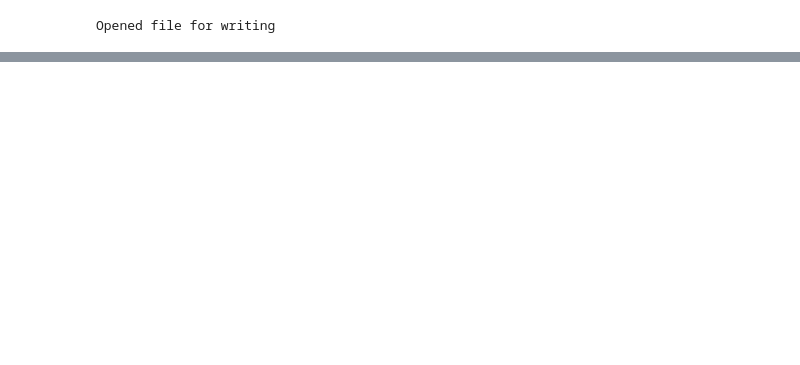
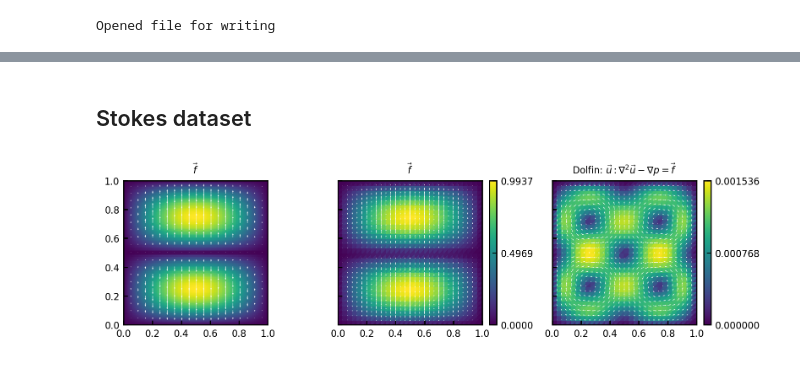
Before and after one commit to jcolen/physics_ml_toolbox, a Jupyter notebook: pbnn/data/CreateDataset.ipynb, the cells around one changed output, grey strips where cells are left out. Cells and saved outputs as stored; diff of their text form; code cells hidden in the pictures; blank space fills up the shorter version.

```diff
--- a/pbnn/data/CreateDataset.ipynb
+++ b/pbnn/data/CreateDataset.ipynb
@@ -139,0 +139,69 @@ with h5py.File('poisson_dataset.hdf5', 'r') as h5f:
+# %% [markdown]
+## Stokes dataset
+# %%
+import ufl
+import dolfin as dlf
+import dolfin_adjoint as d_ad
+import pyadjoint as pyad
+
+# Turn off annoying log messages
+import logging
+logging.getLogger('FFC').setLevel(logging.ERROR)
+dlf.set_log_level(40)
+
+from plot_utils import *
+from mesh_utils import *
+from dolfin_problems import BuildStokesProblem
+
+X = np.linspace(0, 1, 100)
+Y = np.linspace(0, 1, 100)
+X, Y = np.meshgrid(X, Y, indexing='xy')
+
+C = np.zeros([2, *X.shape])
+C[1] = -np.sin(Y * (2 * np.pi)) * np.sin(X * np.pi)
+inputs = np.concatenate([X[None], Y[None], C], axis=0)
+
+mesh_size = 30
+mesh = d_ad.UnitSquareMesh(nx=mesh_size, ny=mesh_size)
+build_problem = BuildStokesProblem(mesh)
+
+force = multichannel_img_to_mesh(
+    inputs[2:],
+    X,
+    Y,
+    build_problem.function_space,
+    return_function=True)
+dlf_sol = build_problem.forward(force)
+
+# Plot and compare
+fig, ax = plt.subplots(1, 3, figsize=(8,2.5), sharex=True, sharey=True)
+ax = ax.flatten()
+
+# Forcing function
+skip = 5
+slc = np.s_[::skip, ::skip]
+ax[0].pcolormesh(inputs[0], inputs[1], np.linalg.norm(inputs[2:], axis=0))
+ax[0].quiver(inputs[0][slc], inputs[1][slc], inputs[2][slc], inputs[3][slc], color='white')
+ax[0].set_title(r'$\vec{f}$')
+
+force = force.compute_vertex_values().reshape([2, -1])
+plot_mesh(np.linalg.norm(force, axis=0), mesh, ax[1])
+ax[1].quiver(mesh.coordinates()[:, 0], mesh.coordinates()[:, 1],
+             force[0], force[1],
+             color='white')
+ax[1].set_title(r'$\vec{f}$')
+
+# Dolfin solutios
+dlf_sol = dlf_sol.compute_vertex_values().reshape([2, -1])
+plot_mesh(np.linalg.norm(dlf_sol, axis=0), mesh, ax[2])
+ax[2].quiver(mesh.coordinates()[:, 0], mesh.coordinates()[:, 1],
+             dlf_sol[0], dlf_sol[1],
+             color='white')
+ax[2].set_title(r'Dolfin: $\vec{u}: \nabla^2 \vec{u} - \nabla p = \vec{f}$')
+
+for a in ax:
+    a.set_aspect('equal')
+
+plt.tight_layout()
+# %% [output]
+[figure, added]
```
Also changed, not shown: parts of 3 cells of this notebook, 2 other files.
